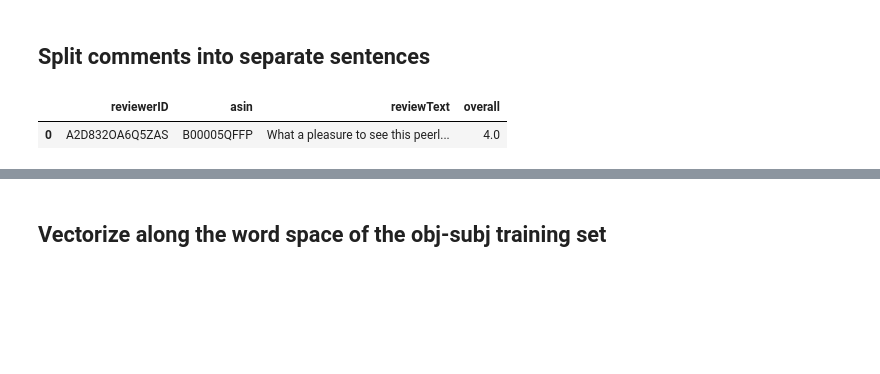
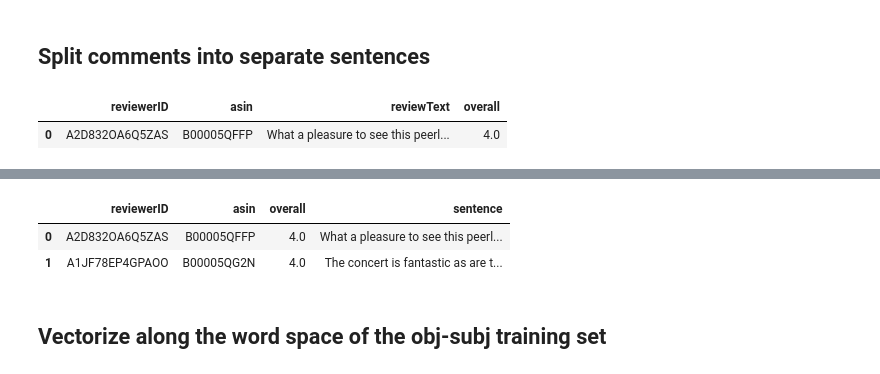
Before and after one commit to j-gd/movie_mood, a Jupyter notebook: src/ab_testing_dev/B_testing.ipynb, the cells around one changed output, grey strips where cells are left out. Cells and saved outputs as stored; diff of their text form; code cells hidden in the pictures; blank space fills up the shorter version.

```diff
--- a/src/ab_testing_dev/B_testing.ipynb
+++ b/src/ab_testing_dev/B_testing.ipynb
@@ -437,5 +421,9 @@ print(sentences.shape)
 # %%
-sentences.head(10)
+sentences.head(2)
+# %% [output]
+|  | reviewerID | asin | overall | sentence |
+| 0 | A2D832OA6Q5ZAS | B00005QFFP | 4.0 | What a pleasure to see this peerl... |
+| 1 | A1JF78EP4GPAOO | B00005QG2N | 4.0 | The concert is fantastic as are t... |
 # %% [markdown]
 ## Vectorize along the word space of the obj-subj training set
 # %%
```
Also changed, not shown: parts of 5 cells of this notebook.
